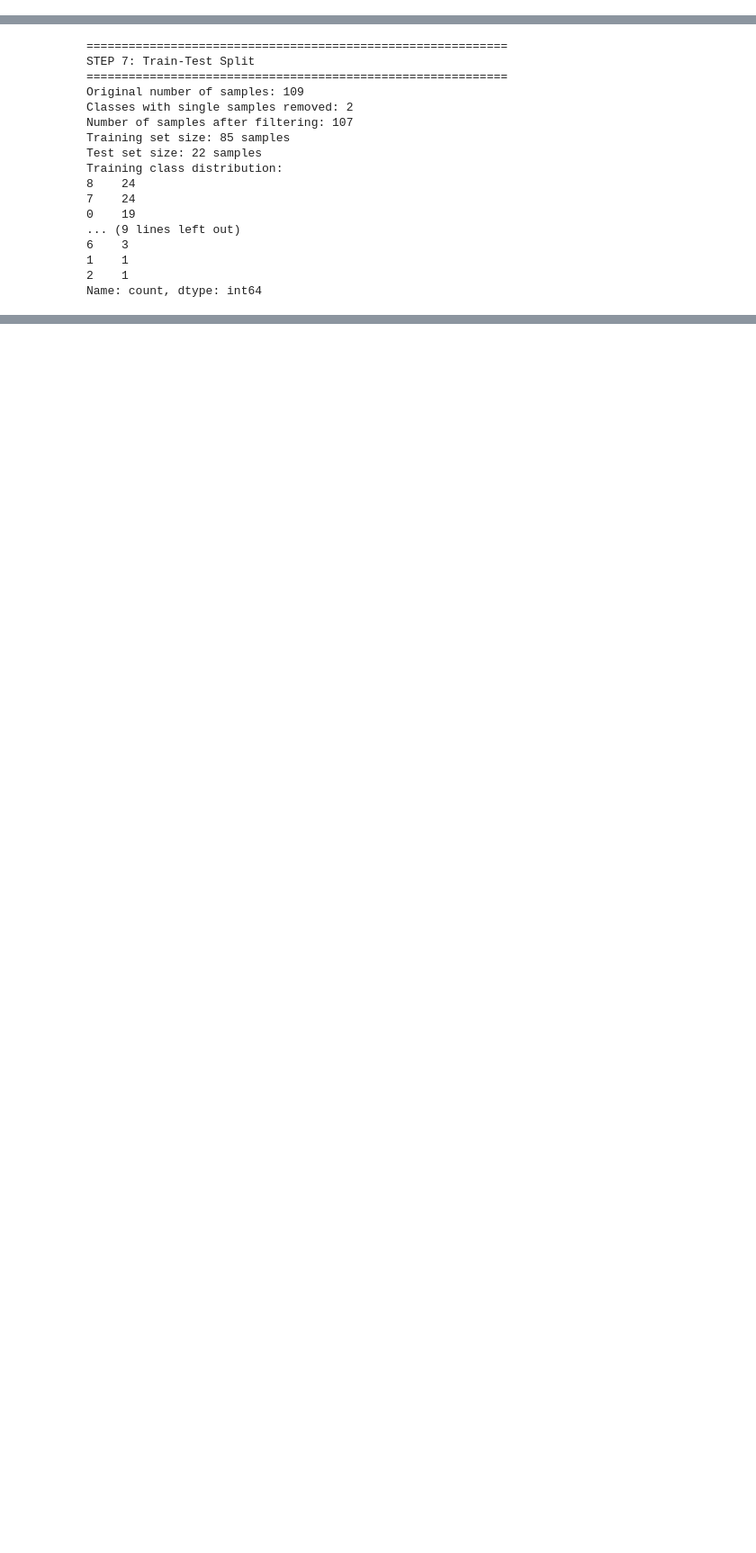
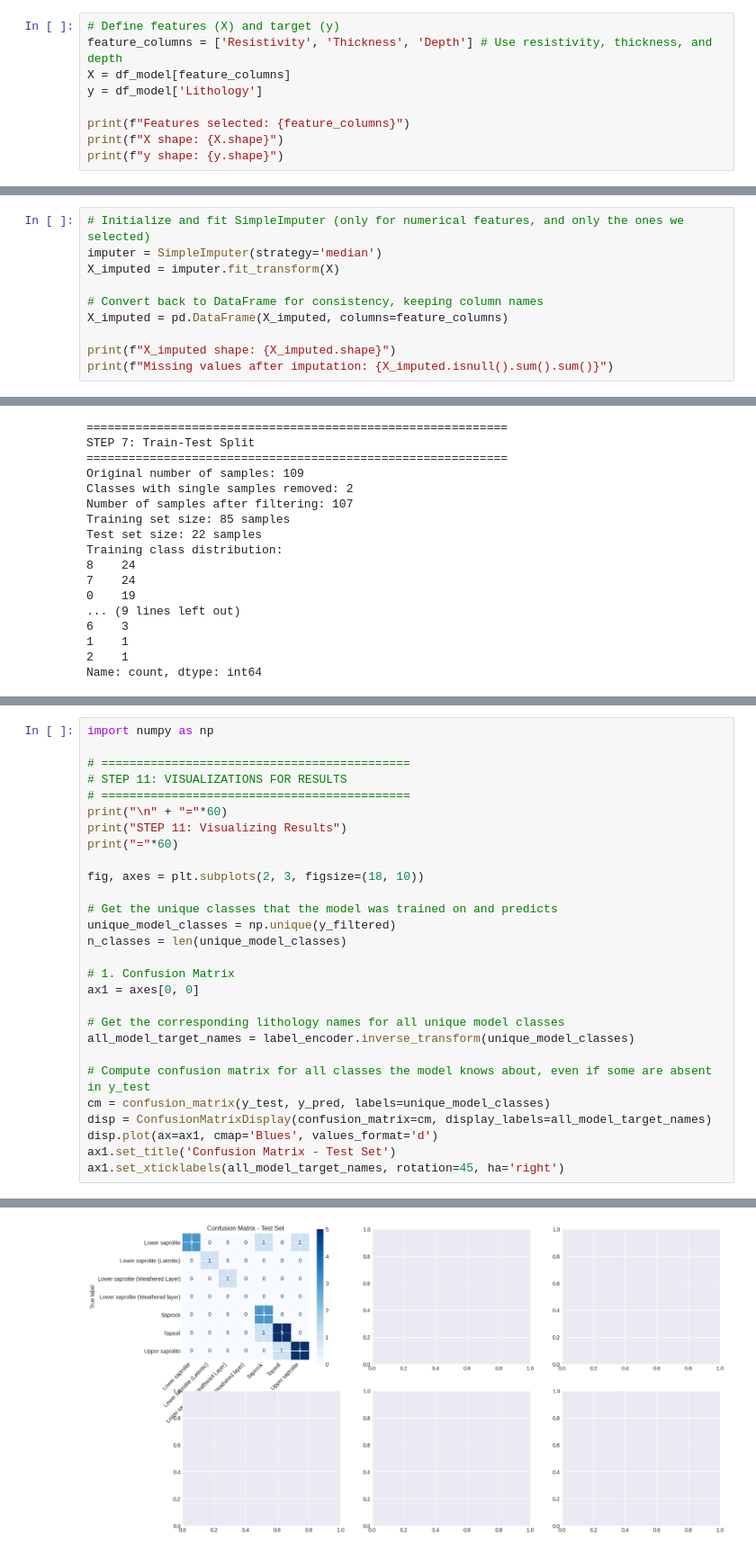
Before and after one commit to SakaSaheed/AI-ML-Project, a Jupyter notebook: Prof_Igboama_VES.ipynb, the cells around one changed output, grey strips where cells are left out. Shown at 90% size. Saved outputs shown, nothing was run; the diff lists cells and outputs as text; blank space fills up the shorter version.

```diff
--- a/Prof_Igboama_VES.ipynb
+++ b/Prof_Igboama_VES.ipynb
@@ -297,0 +248,9 @@ After imputation - missing values: 0
+# %%
+# Define features (X) and target (y)
+feature_columns = ['Resistivity', 'Thickness', 'Depth'] # Use resistivity, thickness, and depth
+X = df_model[feature_columns]
+y = df_model['Lithology']
+
+print(f"Features selected: {feature_columns}")
+print(f"X shape: {X.shape}")
+print(f"y shape: {y.shape}")
@@ -297,0 +273,10 @@ After imputation - missing values: 0
+# %%
+# Initialize and fit SimpleImputer (only for numerical features, and only the ones we selected)
+imputer = SimpleImputer(strategy='median')
+X_imputed = imputer.fit_transform(X)
+
+# Convert back to DataFrame for consistency, keeping column names
+X_imputed = pd.DataFrame(X_imputed, columns=feature_columns)
+
+print(f"X_imputed shape: {X_imputed.shape}")
+print(f"Missing values after imputation: {X_imputed.isnull().sum().sum()}")
@@ -515,0 +497,29 @@ Lower saprolite (Weathered Layer)       1.00      1.00      1.00         1
+# %%
+import numpy as np
+
+# ============================================
+# STEP 11: VISUALIZATIONS FOR RESULTS
+# ============================================
+print("\n" + "="*60)
+print("STEP 11: Visualizing Results")
+print("="*60)
+
+fig, axes = plt.subplots(2, 3, figsize=(18, 10))
+
+# Get the unique classes that the model was trained on and predicts
+unique_model_classes = np.unique(y_filtered)
+n_classes = len(unique_model_classes)
+
+# 1. Confusion Matrix
+ax1 = axes[0, 0]
+
+# Get the corresponding lithology names for all unique model classes
+all_model_target_names = label_encoder.inverse_transform(unique_model_classes)
+
+# Compute confusion matrix for all classes the model knows about, even if some are absent in y_test
+cm = confusion_matrix(y_test, y_pred, labels=unique_model_classes)
+disp = ConfusionMatrixDisplay(confusion_matrix=cm, display_labels=all_model_target_names)
+disp.plot(ax=ax1, cmap='Blues', values_format='d')
+ax1.set_title('Confusion Matrix - Test Set')
+ax1.set_xticklabels(all_model_target_names, rotation=45, ha='right')
+# %% [output]
@@ -516 +536,2 @@ Lower saprolite (Weathered Layer)       1.00      1.00      1.00         1
+[figure, added]
 # %%
```
Also changed, not shown: parts of 63 cells of this notebook.
